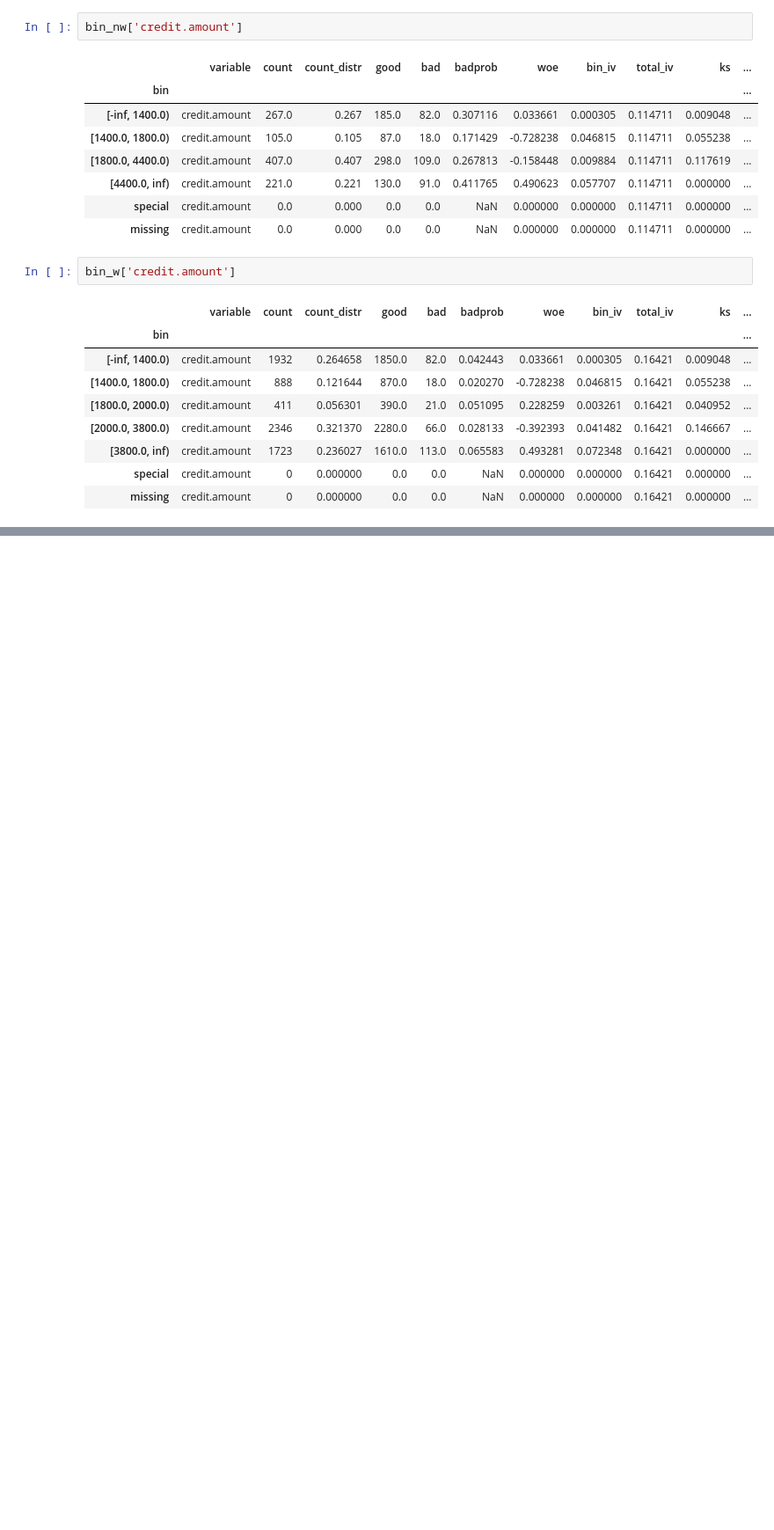
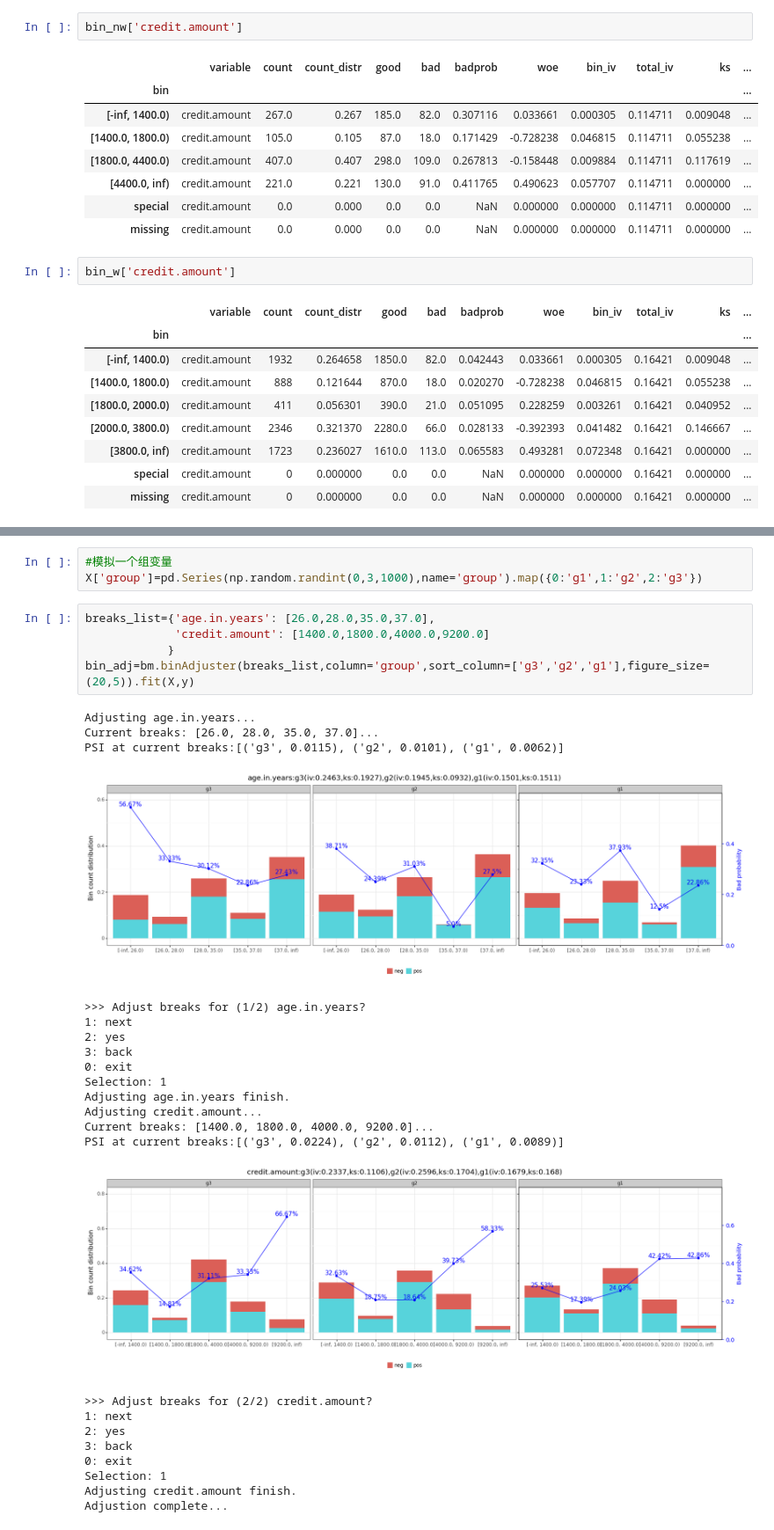
Before and after one commit to zk403/mlearn, a Jupyter notebook: demo/1.分箱对比scorecardpy.ipynb, the cells around one changed output, grey strips where cells are left out. Shown: that part at 88% size. Saved outputs shown, nothing was run; the diff lists cells and outputs as text; blank space fills up the shorter version.

```diff
--- a/demo/1.分箱对比scorecardpy.ipynb
+++ b/demo/1.分箱对比scorecardpy.ipynb
@@ -369,0 +463,32 @@ bin_w['credit.amount']
+# %%
+#模拟一个组变量
+X['group']=pd.Series(np.random.randint(0,3,1000),name='group').map({0:'g1',1:'g2',2:'g3'})
+# %%
+breaks_list={'age.in.years': [26.0,28.0,35.0,37.0],
+             'credit.amount': [1400.0,1800.0,4000.0,9200.0]
+            }
+bin_adj=bm.binAdjuster(breaks_list,column='group',sort_column=['g3','g2','g1'],figure_size=(20,5)).fit(X,y)
+# %% [output]
+Adjusting age.in.years...
+Current breaks: [26.0, 28.0, 35.0, 37.0]...
+PSI at current breaks:[('g3', 0.0115), ('g2', 0.0101), ('g1', 0.0062)]
+[figure, added]
+>>> Adjust breaks for (1/2) age.in.years?
+1: next
+2: yes
+3: back
+0: exit
+Selection: 1
+Adjusting age.in.years finish.
+Adjusting credit.amount...
+Current breaks: [1400.0, 1800.0, 4000.0, 9200.0]...
+PSI at current breaks:[('g3', 0.0224), ('g2', 0.0112), ('g1', 0.0089)]
+[figure, added]
+>>> Adjust breaks for (2/2) credit.amount?
+1: next
+2: yes
+3: back
+0: exit
+Selection: 1
+Adjusting credit.amount finish.
+Adjustion complete...
```
Also changed, not shown: parts of 26 cells of this notebook, 3 other files.
